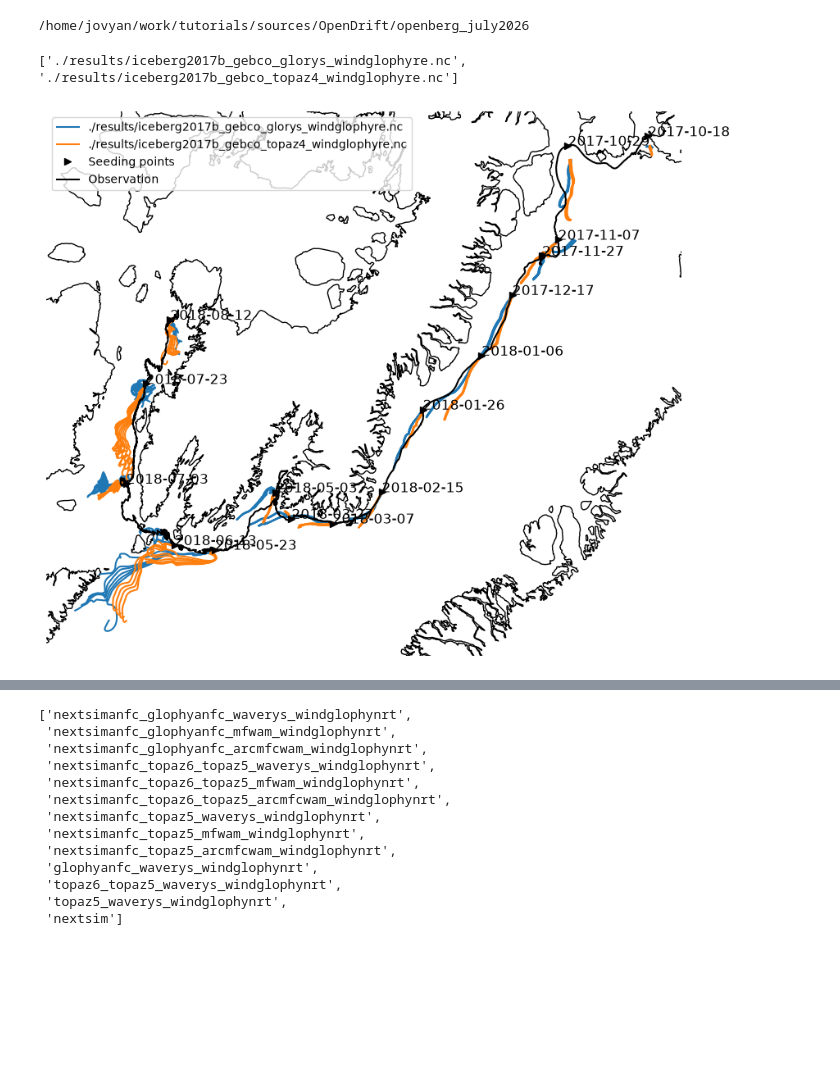
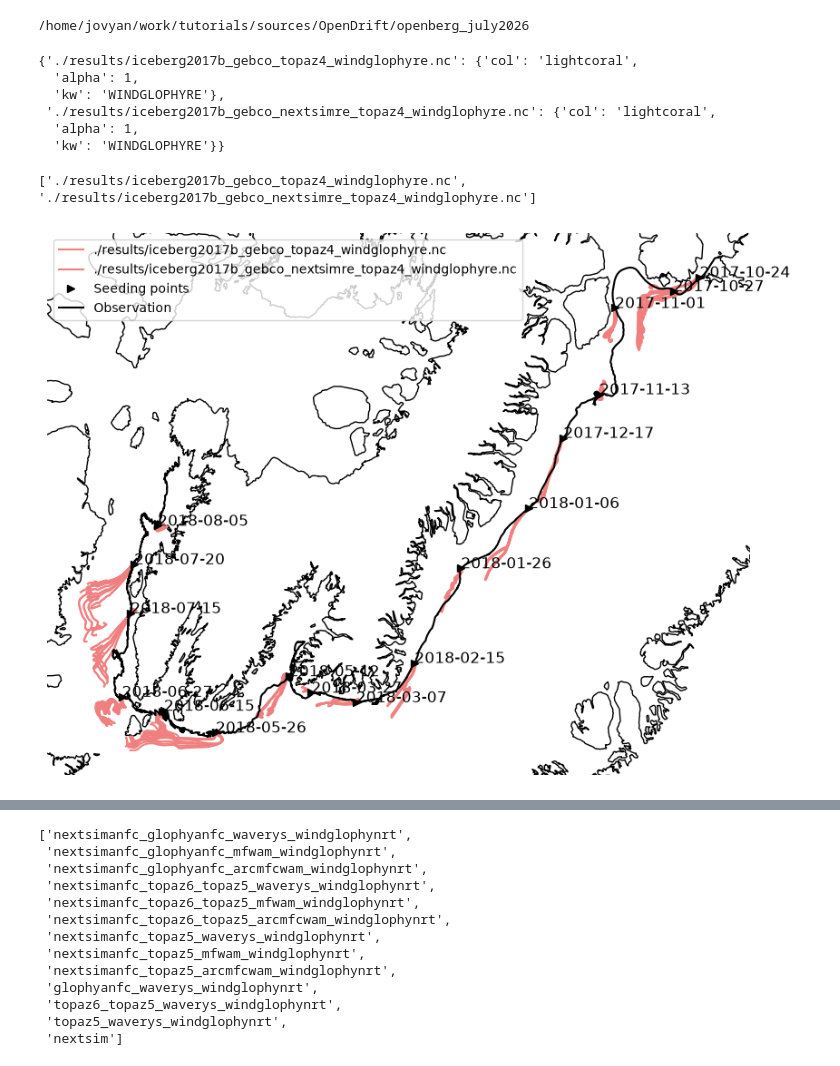
Before and after one commit to lia-f-h/openberg_july2026, a Jupyter notebook: scripts/analysis1.ipynb, the cells around one changed output, grey strips where cells are left out. Drawn from its saved outputs; the diff is of its cells as text; code cells hidden in the pictures; blank space fills up the shorter version.

```diff
--- a/scripts/analysis1.ipynb
+++ b/scripts/analysis1.ipynb
@@ -20,52 +21,67 @@ from openberg_july2026.src2.utils2 import *
 # test['sea_floor_depth_below_sea_level'] = (('lat','lon'),-test.elevation.data)
 # test.sea_floor_depth_below_sea_level.attrs['standard_name']='sea_floor_depth_below_sea_level'
 # test.sea_floor_depth_below_sea_level.plot()
+# %%
+colordict
+# %% [output]
+{'./results/iceberg2017b_gebco_topaz4_windglophyre.nc': {'col': 'lightcoral',
+  'alpha': 1,
+  'kw': 'WINDGLOPHYRE'},
+ './results/iceberg2017b_gebco_nextsimre_topaz4_windglophyre.nc': {'col': 'lightcoral',
+  'alpha': 1,
+  'kw': 'WINDGLOPHYRE'}}
 # %%
 #very simple plot of simulations
 ib = 'iceberg2017b'
 
 #read obs
-with xr.open_dataset('./input/merged_obs4.nc') as ds:
+with xr.open_dataset('./input/merged_obs10.nc') as ds:
     obs = ds.sel(iceberg=ib,trajectory_id=ib)
     #obs = obs.isel(time=(obs.seed_idx==1))
 
 #read sim
 file_contain_all = [ib,]
 file_contain_any = ['_']
-file_notcontain = ['test','wa','next']#['topaz4','glorys','slope','era5','almost','stokes',]
+file_notcontain = []#'test','wa','next','glorys']#['topaz4','glorys','slope','era5','almost','stokes',]
 file_l = glob.glob("./results/*.nc")#['./results/juliette_topaz6_topaz4_windglophynrt.nc',]
 file_l = [f for f in file_l if all(ff in f for ff in file_contain_all)] #filtering for required keywords
 file_l = [f for f in file_l if any(ff in f for ff in file_contain_any)] #filtering for required keywords
 file_l = [f for f in file_l if all(ff not in f for ff in file_notcontain)] #filtering for neglected keywords
 file_l = file_l#[::-1]
 print(file_l)
+legenddict_full = {k:v for k,v in legenddict_full.items() if k!='ICEBERG'}
+colordict = dict.fromkeys([f for f in file_l])
+for f in colordict:
+    for l in legenddict_full:
+        if l.lower() in f: colordict[f]={'col':legenddict_full[l]['col'], 'alpha':1, 'kw':l}
+
 #Figure
 fig,ax = plt.subplots(1,1,figsize=(10,10),subplot_kw={'projection':ccrs.NorthPolarStereo()})#central_longitude=20})
 ax.coastlines(resolution='10m')
 trans = ccrs.PlateCarree()
 
 cmap = plt.get_cmap('tab20')  # or 'viridis', 'plasma', etc.
 col = cmap(np.linspace(0, 1, 20))[::2]#20 colors
 # plot sim
 for inputdataidx, inputdata in enumerate(file_l):
     sim = xr.open_dataset(inputdata)
     for traj in sim.trajectory:
         ax.plot(sim.lon.sel(trajectory=traj).dropna(dim="time"),sim.lat.sel(trajectory=traj).dropna(dim="time"),
-                color=col[inputdataidx],
+                color=colordict[inputdata]['col'],#col[inputdataidx],
                 label=inputdata if traj==sim.trajectory[0] else '',
             transform=trans)
 
 # # plot obs
 ax.plot(obs['lon'].isel(time=(obs.seed_idx==1)),obs['lat'].isel(time=(obs.seed_idx==1)),'>',transform=trans,color='k',label='Seeding points')
 ax.plot(obs['lon'],obs['lat'],transform=trans,color='k',label='Observation')
 # for d in range(obs_3day['time'].size):
 for d in range(obs['time'].isel(time=(obs.seed_idx==1)).size):
 #     if d not in [1,2,3,4,5,12,15,16,17,18,19]:
         ax.text(obs['lon'].isel(time=(obs.seed_idx==1))[d],obs['lat'].isel(time=(obs.seed_idx==1))[d],obs['time'].isel(time=(obs.seed_idx==1))[d].values.astype('datetime64[D]').astype(str),transform=trans,color='k',fontsize=12)
 
 plt.legend()
 plt.axis('off')
 plt.show()
 # %% [output]
-['./results/iceberg2017b_gebco_glorys_windglophyre.nc', './results/iceberg2017b_gebco_topaz4_windglophyre.nc']
+['./results/iceberg2017b_gebco_topaz4_windglophyre.nc', './results/iceberg2017b_gebco_nextsimre_topaz4_windglophyre.nc']
-[figure, old version]
+[figure, new version]
```
Also changed, not shown: parts of 3 cells of this notebook, 52 other files.
